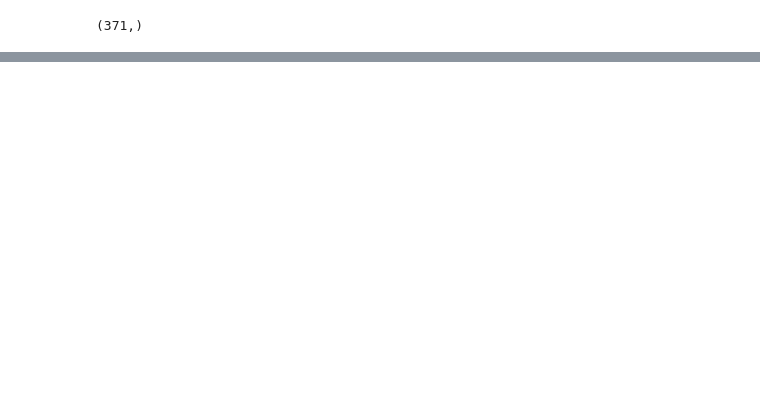
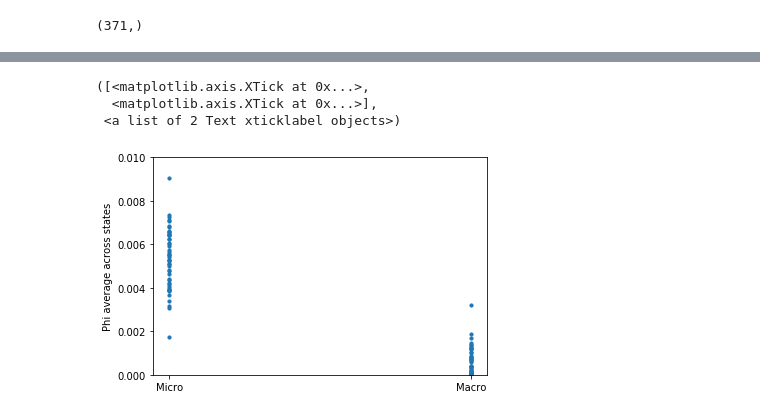
Before and after one commit to mmasque/temporal_emergence, a Jupyter notebook: playground.ipynb, the cells around one changed output, grey strips where cells are left out. Saved outputs shown, nothing was run; the diff lists cells and outputs as text; code cells hidden in the pictures; blank space fills up the shorter version.

Commit message:
Additions in playground to compute temporal emergence of empirical data

```diff
--- a/playground.ipynb
+++ b/playground.ipynb
@@ -262,0 +393,23 @@ TPM_macro[0].shape
+# %%
+def get_macro_average_phi(micro_TPM):
+
+    num_states_per_elem = [2,2]
+    state_map = {0: [0,1,2, 4,5,6, 8,9,10], 1: [3,7,11], 2: [12,13,14], 3:[15]}
+    macro_TPM = coarse_grain_nonbinary_TPM(micro_TPM, state_map, num_states_per_elem)
+    #np.savetxt("TPMs/macro_example_143_168.csv", macro_TPM)
+    # Macro analysis where bursting is one state, and everything else is another
+    network = pyphi.Network(
+    macro_TPM,
+    num_states_per_node=[2,2]
+    )
+
+    states = reversed(get_nary_states(2,2))
+    phis = []
+    for state in states:
+        subsystem = pyphi.Subsystem(network, state)
+        sia = pyphi.compute.sia(subsystem)
+        phis.append(sia.phi)
+    print(sia.ces)
+    print(sia.partitioned_ces)
+    print(sia.cut)
+    return sum(phis) / len(phis)
@@ -262,0 +491,11 @@ TPM_macro[0].shape
+# %%
+import matplotlib.pyplot as plt
+plt.scatter([1 for _ in range(50)] + [2 for _ in range(50)],[micro_phis,macro_phis],s=10)
+plt.ylim([0,0.01])
+plt.ylabel("Phi average across states")
+plt.xticks([1,2],["Micro", "Macro"])
+# %% [output]
+([<matplotlib.axis.XTick at 0x...>,
+  <matplotlib.axis.XTick at 0x...>],
+ <a list of 2 Text xticklabel objects>)
+[figure, added]
```
Also changed, not shown: parts of 19 cells of this notebook, 2 other files.
